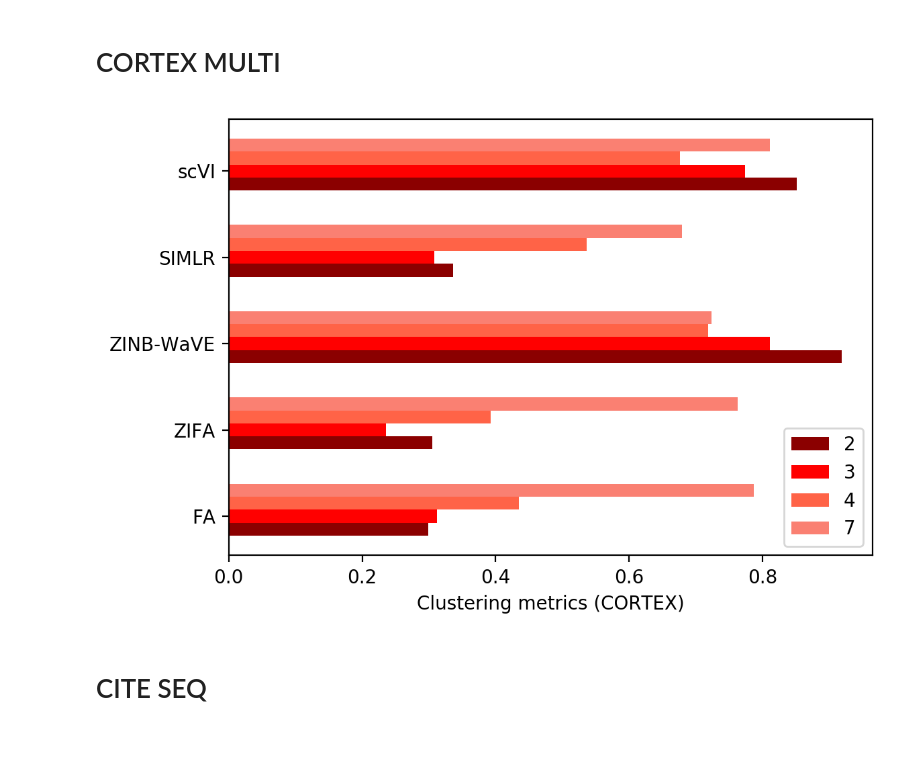
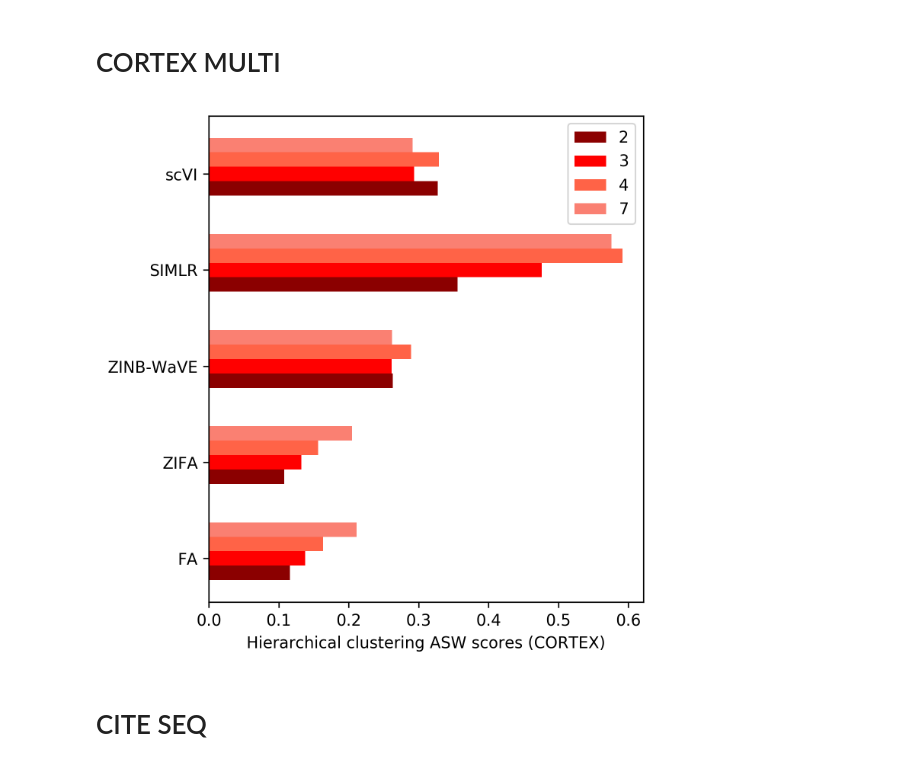
Before and after one commit to romain-lopez/scVI-reproducibility, a Jupyter notebook: results/clustering.ipynb, the cells around one changed output. Drawn from its saved outputs; the diff is of its cells as text; code cells hidden in the pictures.

```diff
--- a/results/clustering.ipynb
+++ b/results/clustering.ipynb
@@ -26,12 +26,16 @@ def barplot(mean, alg, title, save=None, interest=0):
         fig.savefig(save)
     plt.show()
 # %%
-def barplot_list(mean, alg, title, save=None, interest=0, prog=False):
+def barplot_list(mean, alg, title, save=None, interest=0, prog=False, figsize=None):
 
 
     ind = np.arange(len(alg))  # the x locations for the groups
     width = 0.25       # the width of the bars
-    fig = plt.figure(dpi=200)
+    if figsize is None:
+        fig = plt.figure(dpi=300)
+
+    else:
+        fig = plt.figure(figsize=figsize, dpi=300)
     ax = fig.add_subplot(111)
 
     if len(data[0]) == 3:
@@ -113,11 +120,14 @@ scVI = [[0.32763597, 0.76727788550279996, 0.85143768403508435],
 [0.32925251, 0.69496427498138469, 0.6757547322038292],
 [0.29131631, 0.7885597929239393, 0.81132417587061612]]
 # %%
-i = 2
-data = zip(*fa)[i], zip(*zifa)[i], zip(*zinb)[i], zip(*simlr)[i], zip(*scVI)[i]
-barplot_list(data, alg, 'Clustering metrics (CORTEX)', prog=True)
+l = [(0, "ASW"), (1, "ARI"), (2, "NMI")]
+for i in range(3):
+
+    data = zip(*fa)[l[i][0]], zip(*zifa)[l[i][0]], zip(*zinb)[l[i][0]], zip(*simlr)[l[i][0]], zip(*scVI)[l[i][0]]
+    barplot_list(data, alg, 'Hierarchical clustering ' + l[i][1] +' scores (CORTEX)', prog=True, figsize=(5, 5))
+    plt.savefig("zeisel_hierarchical" + l[i][1] + ".pdf", dpi=300)
 # %% [output]
-[figure, old version]
+[figure, new version]
 # %% [markdown]
 # CITE SEQ
 # %%
```
Also changed, not shown: parts of 1 cell of this notebook, 6 other files.
